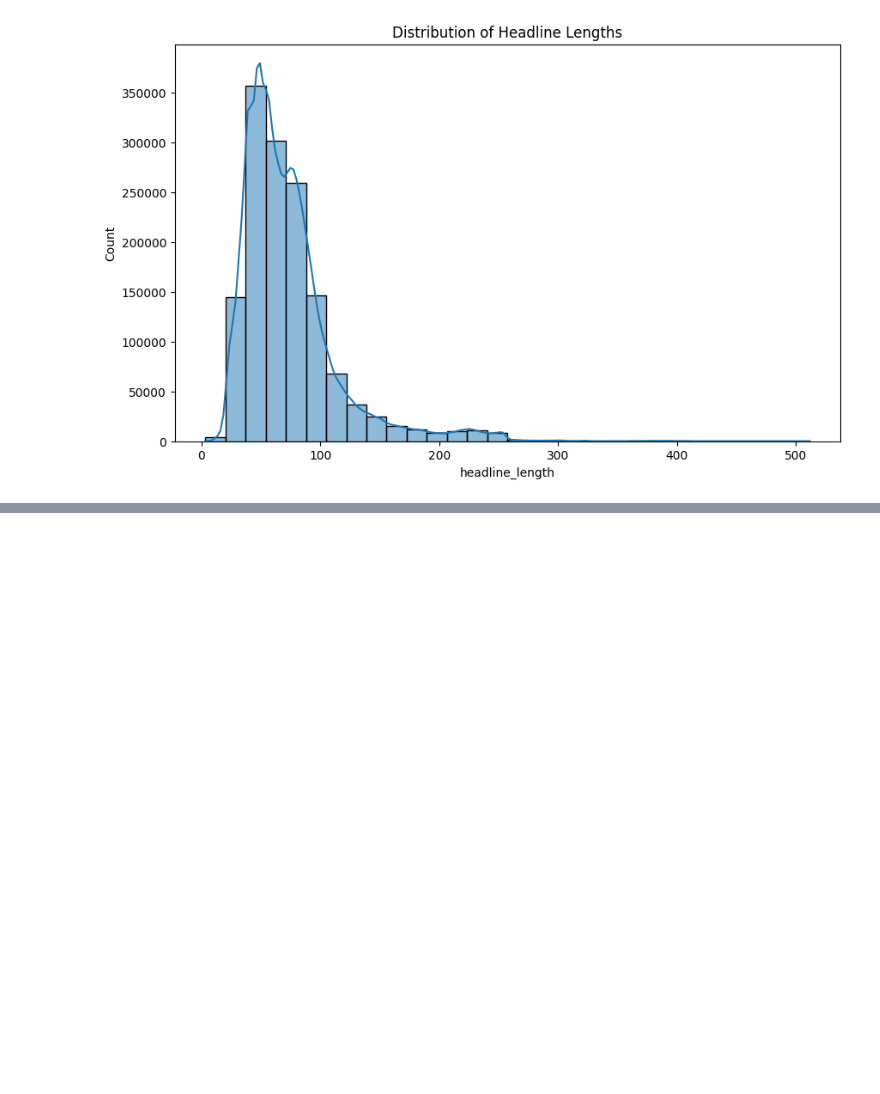
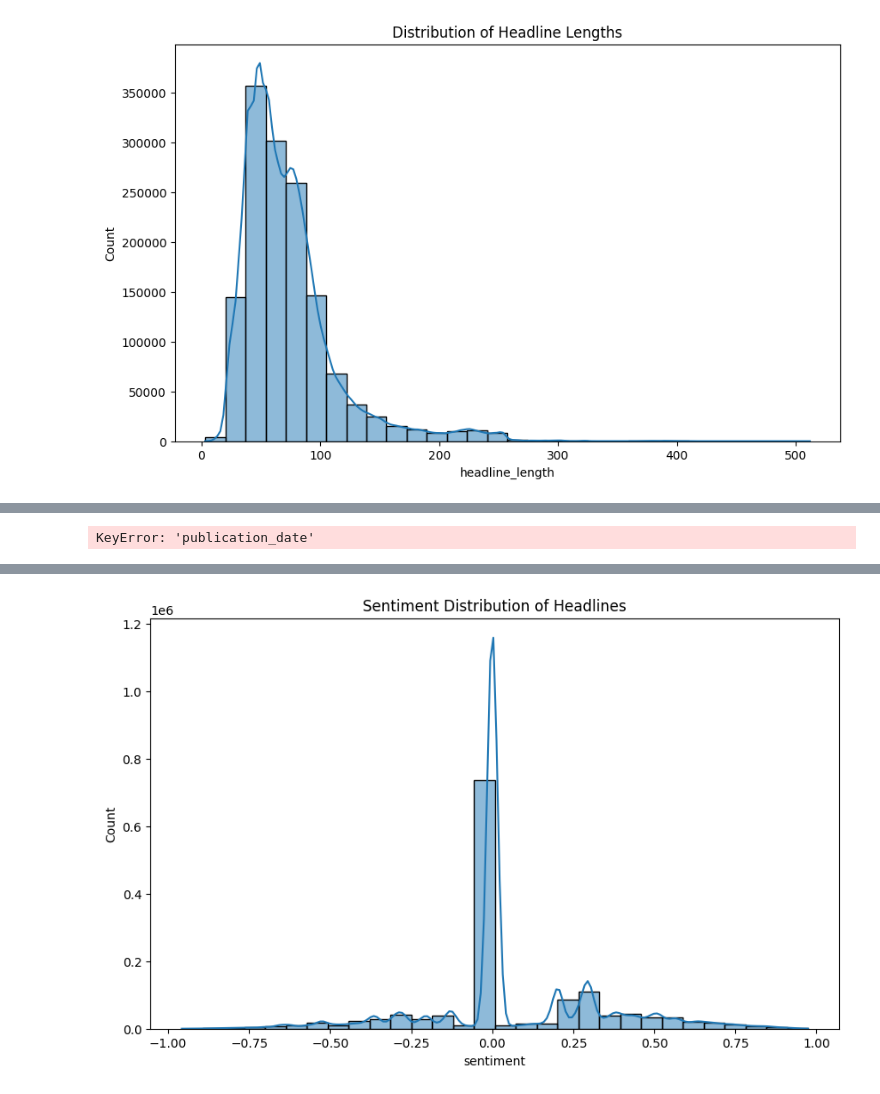
Before and after one commit to kidus888/Financial-News-and-Stock-Price-Integration, a Jupyter notebook: notebooks/EDA.ipynb, the cells around one changed output, grey strips where cells are left out. Saved outputs shown, nothing was run; the diff lists cells and outputs as text; code cells hidden in the pictures; blank space fills up the shorter version.

```diff
--- a/notebooks/EDA.ipynb
+++ b/notebooks/EDA.ipynb
@@ -118,0 +84,29 @@ plot_bar(domain_counts, 'Publisher Domain Contribution', 'Domain', 'Number of Ar
+# %%
+df['publication_date'] = pd.to_datetime(df['publication_date'])
+df['publication_day'] = df['publication_date'].dt.day_name()
+
+plt.figure(figsize=(12, 8))
+sns.countplot(data=df, x='publication_day', order=['Monday', 'Tuesday', 'Wednesday', 'Thursday', 'Friday', 'Saturday', 'Sunday'])
+plt.title('Articles Published by Day of the Week')
+plt.show()
+
+df['publication_month'] = df['publication_date'].dt.to_period('M')
+monthly_trend = df['publication_month'].value_counts().sort_index()
+
+plt.figure(figsize=(14, 6))
+monthly_trend.plot(kind='line')
+plt.title('Publication Trend Over Time')
+plt.show()
+# %% [output]
+KeyError: 'publication_date'
+# %%
+nltk.download('vader_lexicon')
+sia = SentimentIntensityAnalyzer()
+
+df['sentiment'] = df['headline'].apply(lambda x: sia.polarity_scores(x)['compound'])
+
+plt.figure(figsize=(10, 6))
+sns.histplot(df['sentiment'], bins=30, kde=True)
+plt.title('Sentiment Distribution of Headlines')
+plt.show()
+# %% [output]
@@ -118,0 +115 @@ plot_bar(domain_counts, 'Publisher Domain Contribution', 'Domain', 'Number of Ar
+[figure, added]
```
Also changed, not shown: parts of 10 cells of this notebook.
